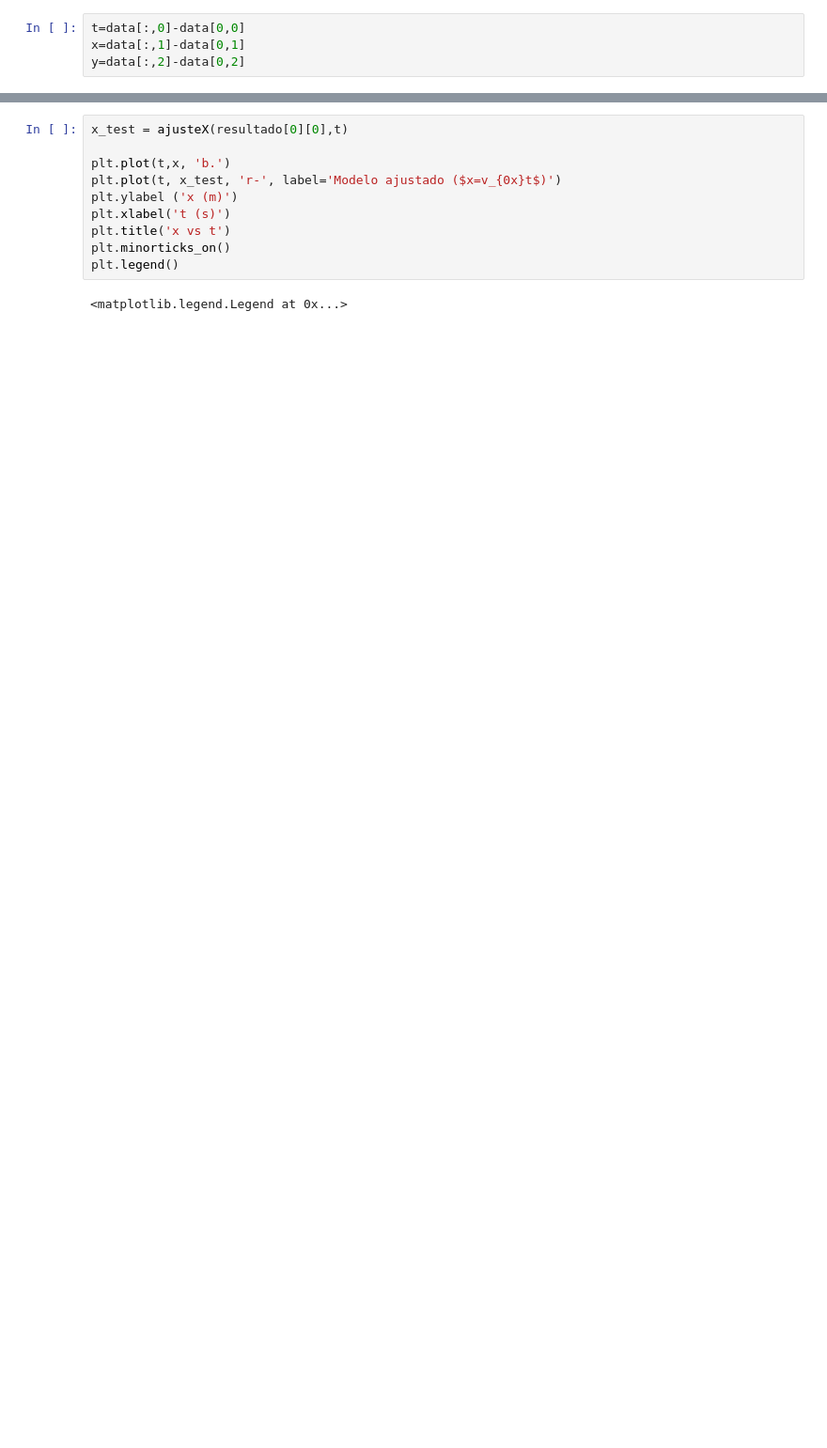
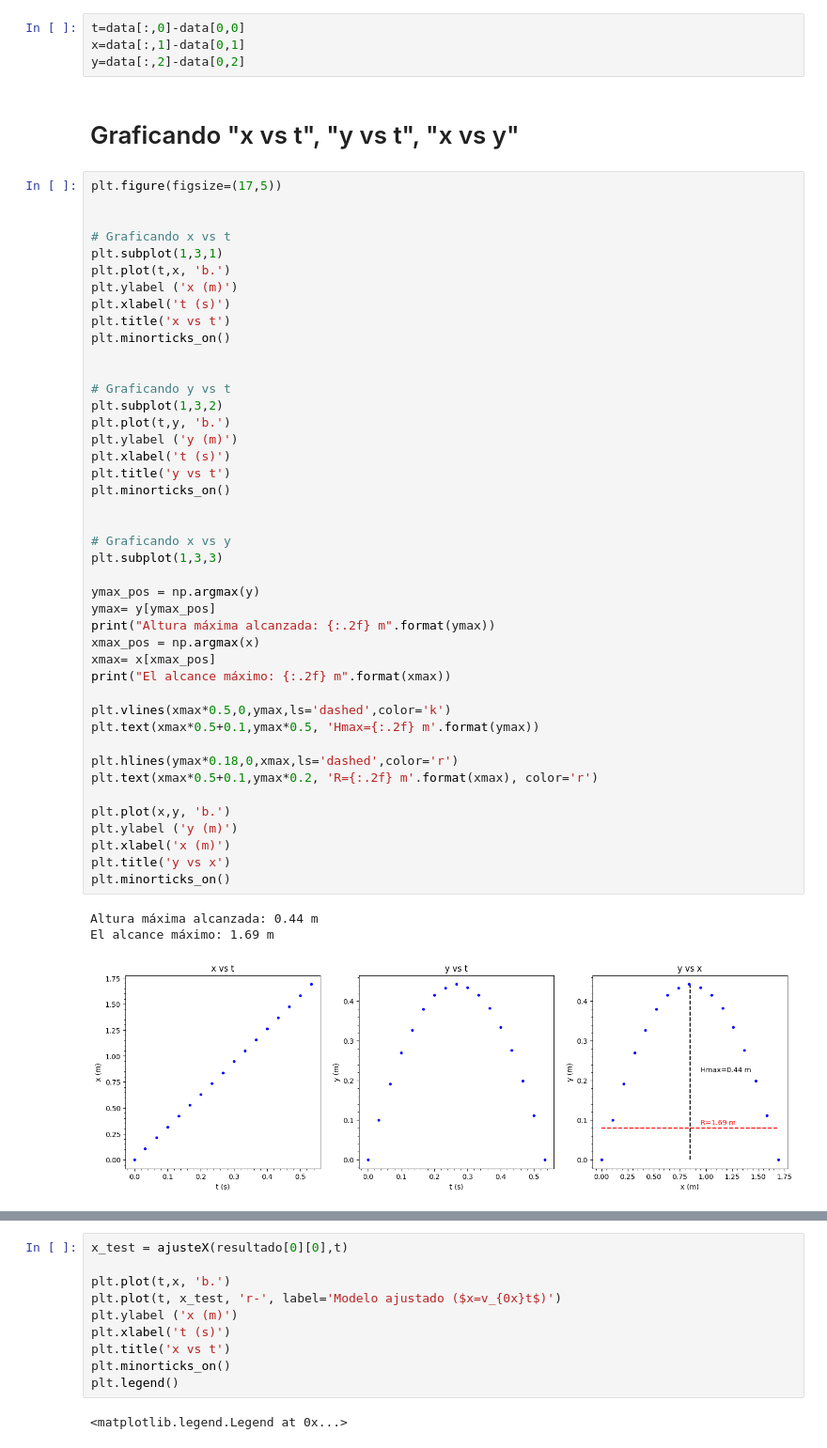
Before and after one commit to joseaherj/Guias_Laboratorio_Fisica_I_II_III_UDI, a Jupyter notebook: notebook_ejemplos/Ejemplo_Mov_parabolico.ipynb, the cells around one changed output, grey strips where cells are left out. Shown at 94% size. Saved outputs shown, nothing was run; the diff lists cells and outputs as text; blank space fills up the shorter version.

```diff
--- a/notebook_ejemplos/Ejemplo_Mov_parabolico.ipynb
+++ b/notebook_ejemplos/Ejemplo_Mov_parabolico.ipynb
@@ -66,4 +70,53 @@ print(data)
 t=data[:,0]-data[0,0]
 x=data[:,1]-data[0,1]
 y=data[:,2]-data[0,2]
+# %% [markdown]
+# Graficando "x vs t", "y vs t", "x vs y"
+# %%
+plt.figure(figsize=(17,5))
+
+
+# Graficando x vs t
+plt.subplot(1,3,1)
+plt.plot(t,x, 'b.')
+plt.ylabel ('x (m)')
+plt.xlabel('t (s)')
+plt.title('x vs t')
+plt.minorticks_on()
+
+
+# Graficando y vs t
+plt.subplot(1,3,2)
+plt.plot(t,y, 'b.')
+plt.ylabel ('y (m)')
+plt.xlabel('t (s)')
+plt.title('y vs t')
+plt.minorticks_on()
+
+
+# Graficando x vs y
+plt.subplot(1,3,3)
+
+ymax_pos = np.argmax(y)
+ymax= y[ymax_pos]
+print("Altura máxima alcanzada: {:.2f} m".format(ymax))
+xmax_pos = np.argmax(x)
+xmax= x[xmax_pos]
+print("El alcance máximo: {:.2f} m".format(xmax))
+
+plt.vlines(xmax*0.5,0,ymax,ls='dashed',color='k')
+plt.text(xmax*0.5+0.1,ymax*0.5, 'Hmax={:.2f} m'.format(ymax))
+
+plt.hlines(ymax*0.18,0,xmax,ls='dashed',color='r')
+plt.text(xmax*0.5+0.1,ymax*0.2, 'R={:.2f} m'.format(xmax), color='r')
+
+plt.plot(x,y, 'b.')
+plt.ylabel ('y (m)')
+plt.xlabel('x (m)')
+plt.title('y vs x')
+plt.minorticks_on()
+# %% [output]
+Altura máxima alcanzada: 0.44 m
+El alcance máximo: 1.69 m
+[figure, added]
 # %% [markdown]
```
Also changed, not shown: parts of 49 cells of this notebook.
